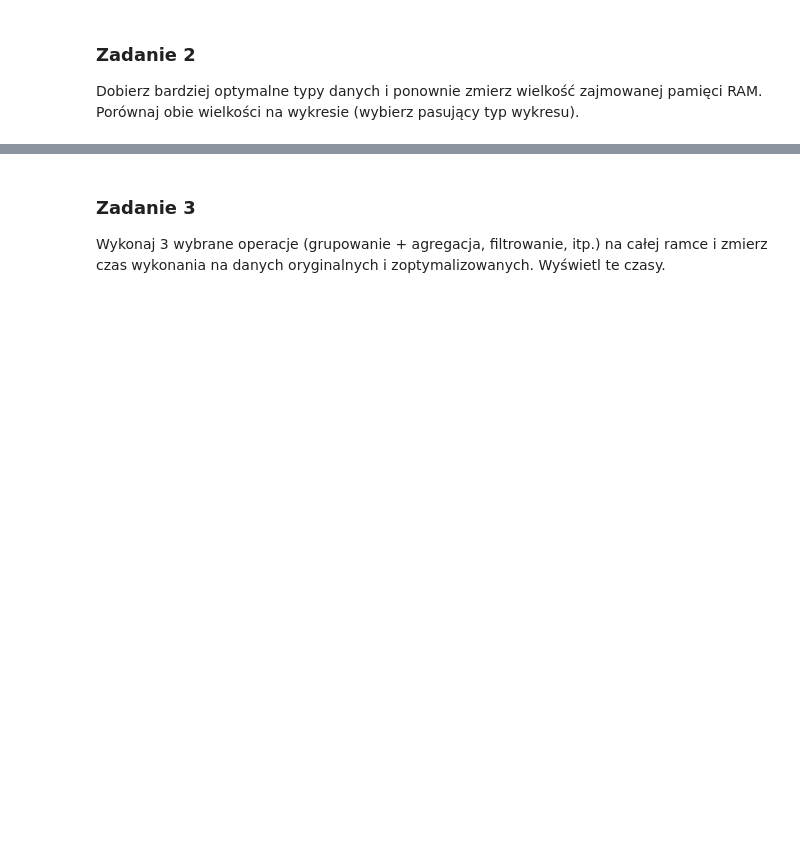
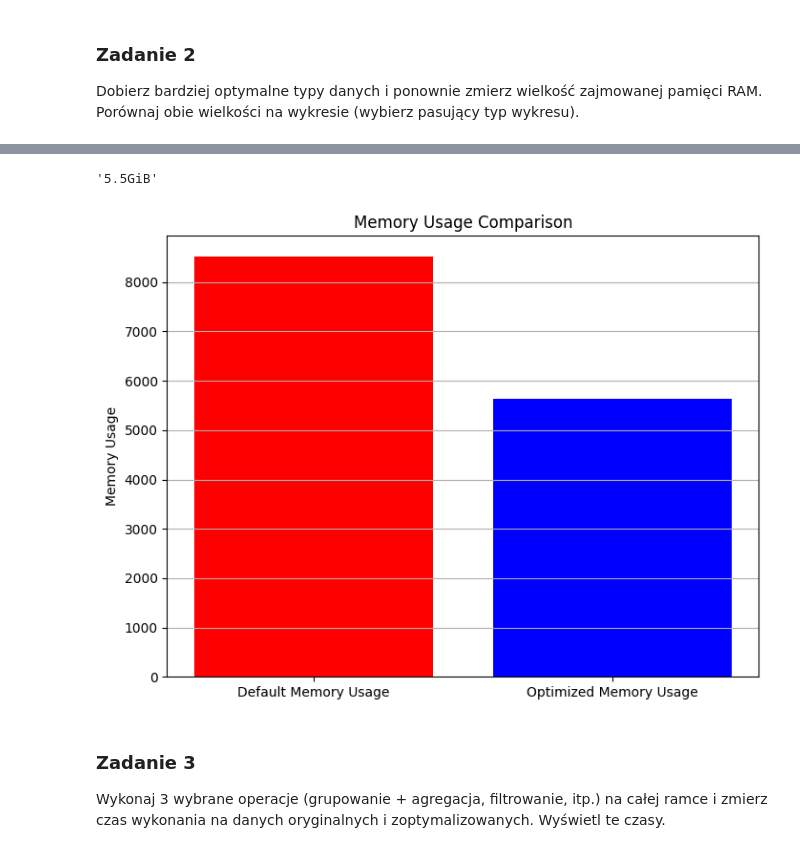
Before and after one commit to kryzin/analiza_duzych_zbiorow_danych, a Jupyter notebook: lab01/lab01.ipynb, the cells around one changed output, grey strips where cells are left out. Drawn from its saved outputs; the diff is of its cells as text; code cells hidden in the pictures; blank space fills up the shorter version.

```diff
--- a/lab01/lab01.ipynb
+++ b/lab01/lab01.ipynb
@@ -97,3 +119,45 @@ print(f'Czas: {datetime.now() - start}')
+# %%
+import numpy as np
+
+df_opt = df.copy()
+
+df_opt['sid'] = df['sid'].astype(np.int32)
+df_opt['post_id'] = df['post_id'].astype('category')
+df_opt['profile_id'] = df['profile_id'].astype('category')
+df_opt['date'] = pd.to_datetime(df['date'])
+df_opt['post_type'] = df['post_type'].astype('category')
+df_opt['description'] = df['description'].astype('category')
+df_opt['likes'] = df['likes'].astype(np.int32)
+df_opt['comments'] = df['comments'].astype(np.int32)
+df_opt['username'] = df['username'].astype('category')
+df_opt['bio'] = df['bio'].astype('category')
+df_opt['followers'] = df['followers'].astype(np.int32)
+df_opt['following'] = df['following'].astype(np.int32)
+df_opt['num_posts'] = df['num_posts'].astype(np.int32)
+
+df_opt['lang'] = df['lang'].astype('category')
+df_opt['category'] = df['category'].astype('category')
+
+sizeof_fmt(sum(df_opt.memory_usage(deep=True)))
+# %% [output]
+'5.5GiB'
+# %%
+import matplotlib.pyplot as plt
+
+default_memory_usage = sum(df.memory_usage(deep=True))/(1024**2) # MB
+optimized_memory_usage = sum(df_opt.memory_usage(deep=True))/(1024**2)
+
+plt.figure(figsize=(8, 6))
+plt.bar(['Default Memory Usage', 'Optimized Memory Usage'],
+        [default_memory_usage, optimized_memory_usage], color=['red', 'blue'])
+
+plt.title('Memory Usage Comparison')
+plt.ylabel('Memory Usage')
+plt.grid(True, axis='y')
+
+plt.show()
+# %% [output]
+[figure, added]
 # %% [markdown]
 ### Zadanie 3
 Wykonaj 3 wybrane operacje (grupowanie + agregacja, filtrowanie, itp.) na całej ramce i zmierz czas wykonania na danych oryginalnych i zoptymalizowanych. Wyświetl te czasy.
```
Also changed, not shown: parts of 31 cells of this notebook, 5 other files.
